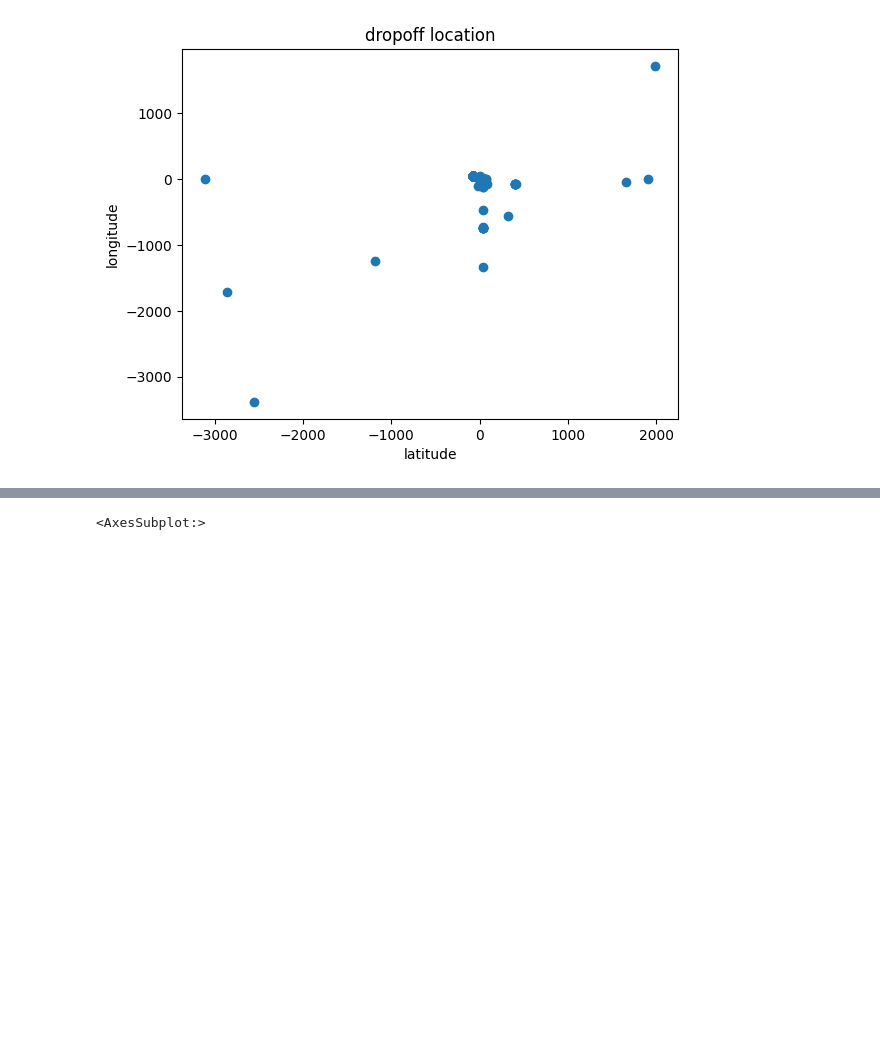
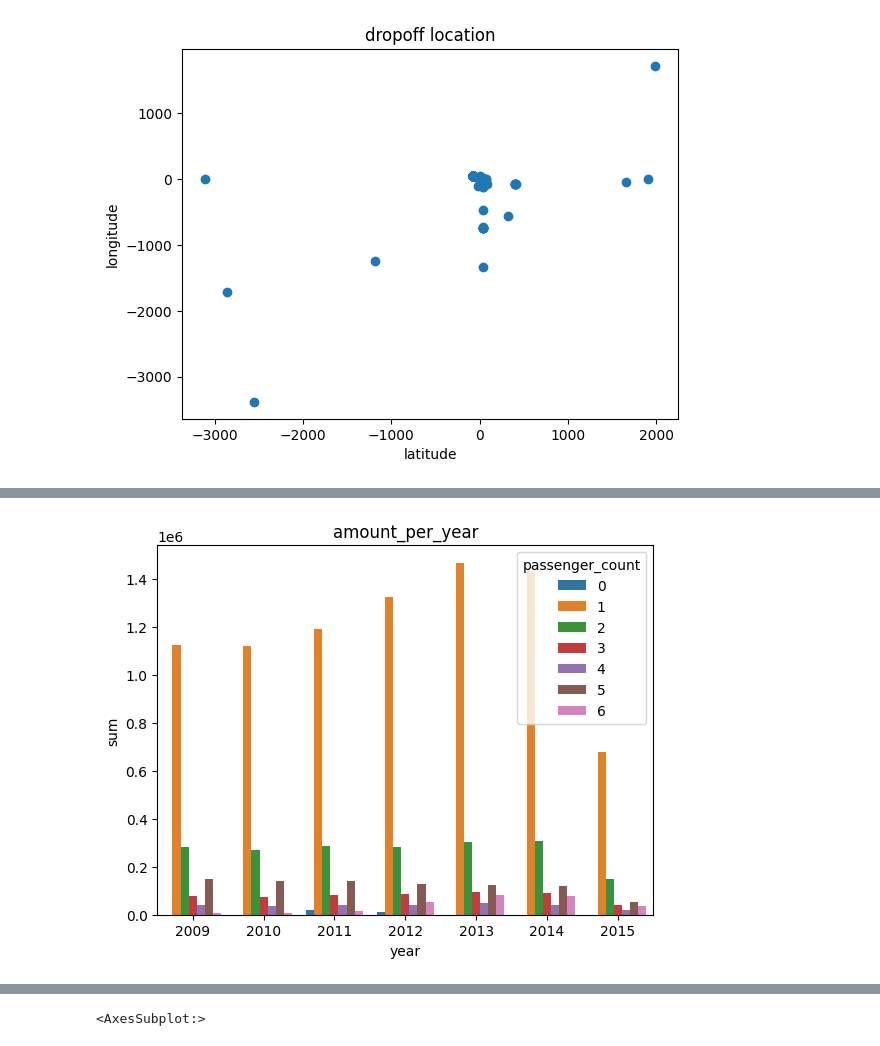
Before and after one commit to shivamks1998/New_York_Taxi_Fare_Prediction, a Jupyter notebook: fare_prediction.ipynb, the cells around one changed output, grey strips where cells are left out. Drawn from its saved outputs; the diff is of its cells as text; code cells hidden in the pictures; blank space fills up the shorter version.

```diff
--- a/fare_prediction.ipynb
+++ b/fare_prediction.ipynb
@@ -191,0 +211,7 @@ dataframe = extract_data(dataframe)
+# %%
+amount_per_year = dataframe.groupby(['year','passenger_count'])['fare_amount'].sum().reset_index(name = 'sum')
+sns.barplot(x = 'year',y = 'sum',data = amount_per_year,hue='passenger_count')
+plt.title("amount_per_year")
+plt.show()
+# %% [output]
+[figure, added]
```
Also changed, not shown: parts of 21 cells of this notebook.
